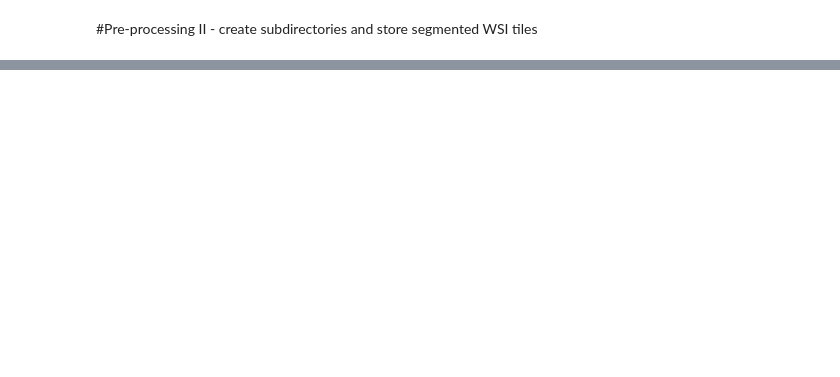
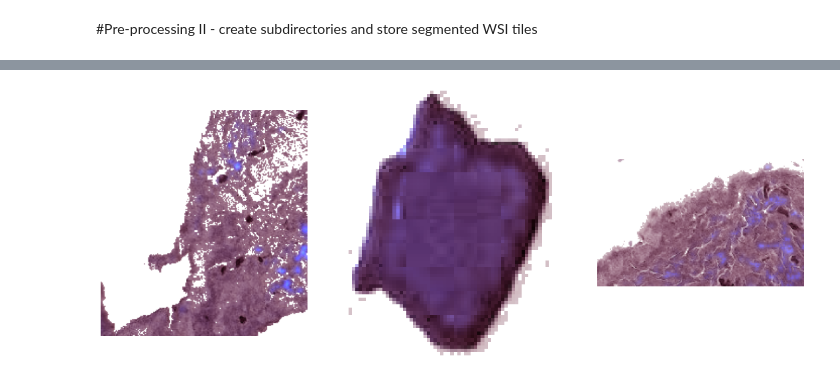
Before and after one commit to dingowhiz/Data_Analytics_ML, a Jupyter notebook: mayo_wsi_anomaly.ipynb, the cells around one changed output, grey strips where cells are left out. Saved outputs shown, nothing was run; the diff lists cells and outputs as text; code cells hidden in the pictures; blank space fills up the shorter version.

```diff
--- a/mayo_wsi_anomaly.ipynb
+++ b/mayo_wsi_anomaly.ipynb
@@ -1696,0 +1642,22 @@ def mask_filter(img, val=255):
+# %%
+X = []
+y = []
+os.chdir('/content/drive/MyDrive/Mayo/train/train_CE/2e3749_0/normalized_tiles/')
+norm_dir = os.listdir()
+for i in tqdm(norm_dir[:3]):
+      img = cv2.imread(i)
+      img = cv2.resize(img,(224,224))      #<=== resize image to 224x224 pixels
+      y.append(img)
+      img, mask = mask_filter(np.array(img))
+      img = remove_bkgd(img, mask)
+      X.append(img)
+
+plt.figure(figsize=(19, 10))
+for i in range(3):
+    plt.subplot(1, 3, i+1)
+    plt.imshow(X[i], cmap="gray")
+
+    plt.axis('off')
+plt.show()
+# %% [output]
+[figure, added]
```
Also changed, not shown: parts of 10 cells of this notebook.
